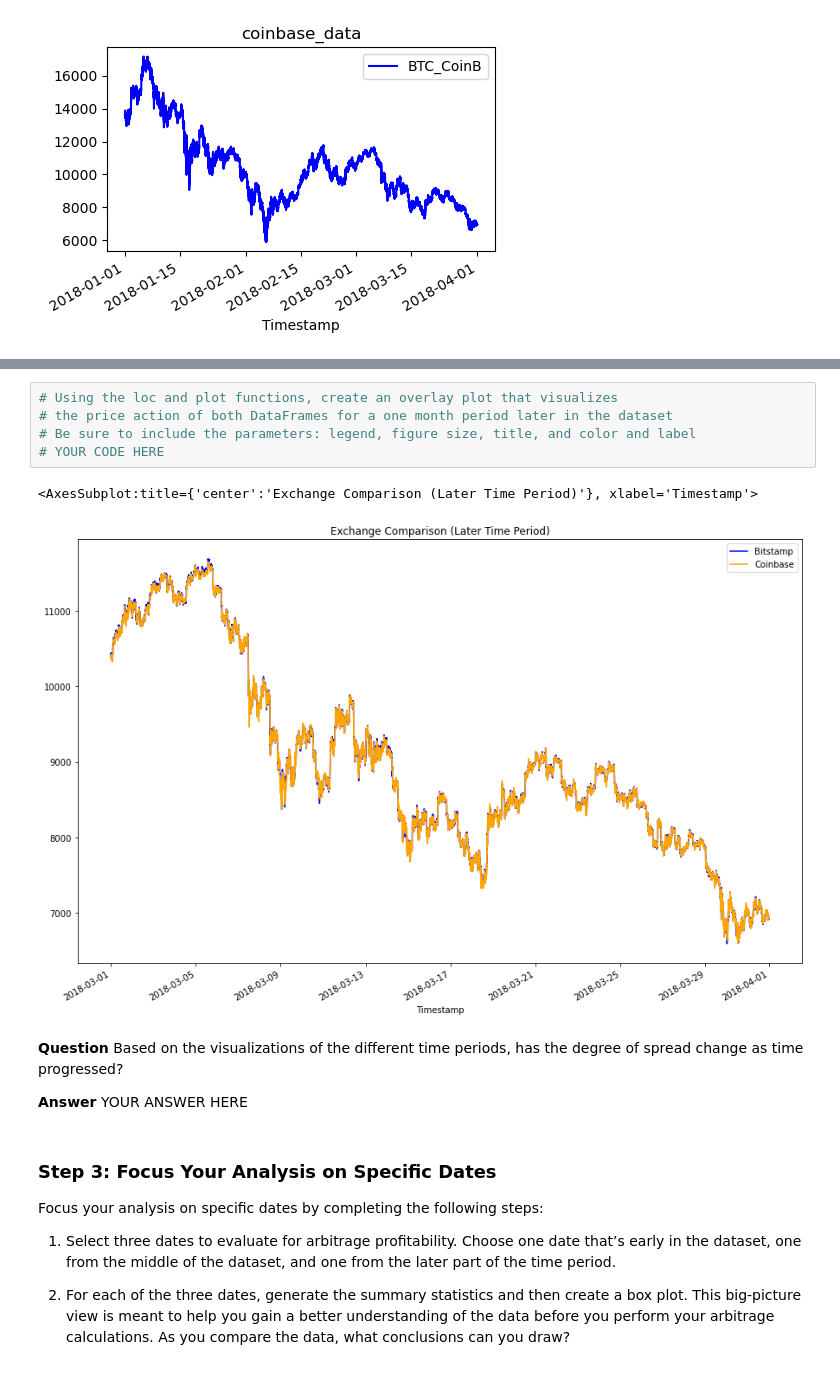
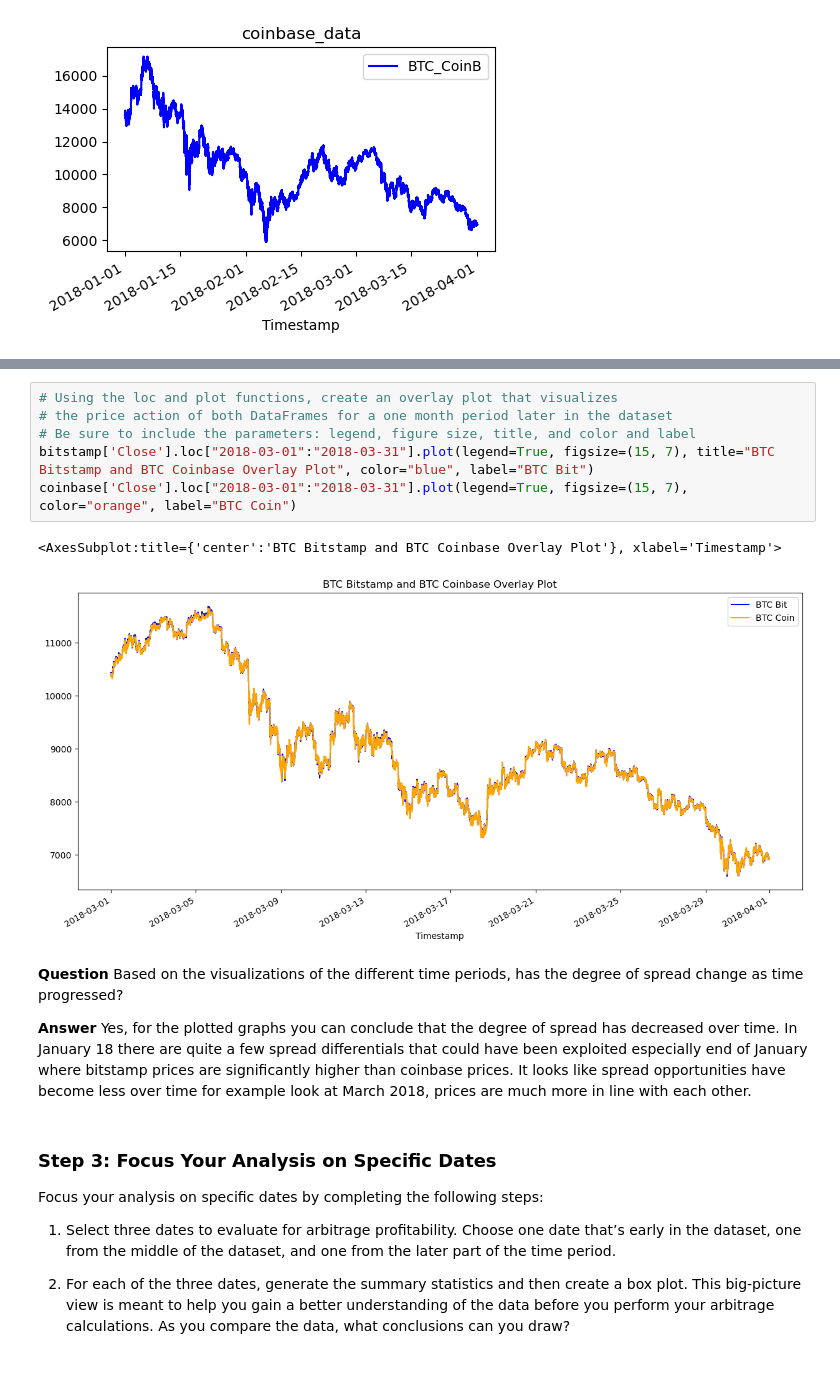
Before and after one commit to nielsdehaan1977/Fintech_Module3, a Jupyter notebook: crypto_arbitrage.ipynb, the cells around one changed output, grey strips where cells are left out. Drawn from its saved outputs; the diff is of its cells as text.

```diff
--- a/crypto_arbitrage.ipynb
+++ b/crypto_arbitrage.ipynb
@@ -304,15 +306,16 @@ coinbase['Close'].plot(legend=True, figsize=(5, 3), title="coinbase_data", color
 # %%
 # Using the loc and plot functions, create an overlay plot that visualizes
 # the price action of both DataFrames for a one month period later in the dataset
 # Be sure to include the parameters: legend, figure size, title, and color and label
-# YOUR CODE HERE
+bitstamp['Close'].loc["2018-03-01":"2018-03-31"].plot(legend=True, figsize=(15, 7), title="BTC Bitstamp and BTC Coinbase Overlay Plot", color="blue", label="BTC Bit")
+coinbase['Close'].loc["2018-03-01":"2018-03-31"].plot(legend=True, figsize=(15, 7), color="orange", label="BTC Coin")
 # %% [output]
-<AxesSubplot:title={'center':'Exchange Comparison (Later Time Period)'}, xlabel='Timestamp'>
+<AxesSubplot:title={'center':'BTC Bitstamp and BTC Coinbase Overlay Plot'}, xlabel='Timestamp'>
-[figure, old version]
+[figure, new version]
-# %% [markdown]
-**Question** Based on the visualizations of the different time periods, has the degree of spread change as time progressed?
-
-**Answer** YOUR ANSWER HERE
+# %% [markdown]
+**Question** Based on the visualizations of the different time periods, has the degree of spread change as time progressed?
+
+**Answer** Yes, for the plotted graphs you can conclude that the degree of spread has decreased over time. In January 18 there are quite a few spread differentials that could have been exploited especially end of January where bitstamp prices are significantly higher than coinbase prices. It looks like spread opportunities have become less over time for example look at March 2018, prices are much more in line with each other.
 # %% [markdown]
 ### Step 3: Focus Your Analysis on Specific Dates
 
```
Also changed, not shown: parts of 11 cells of this notebook.
